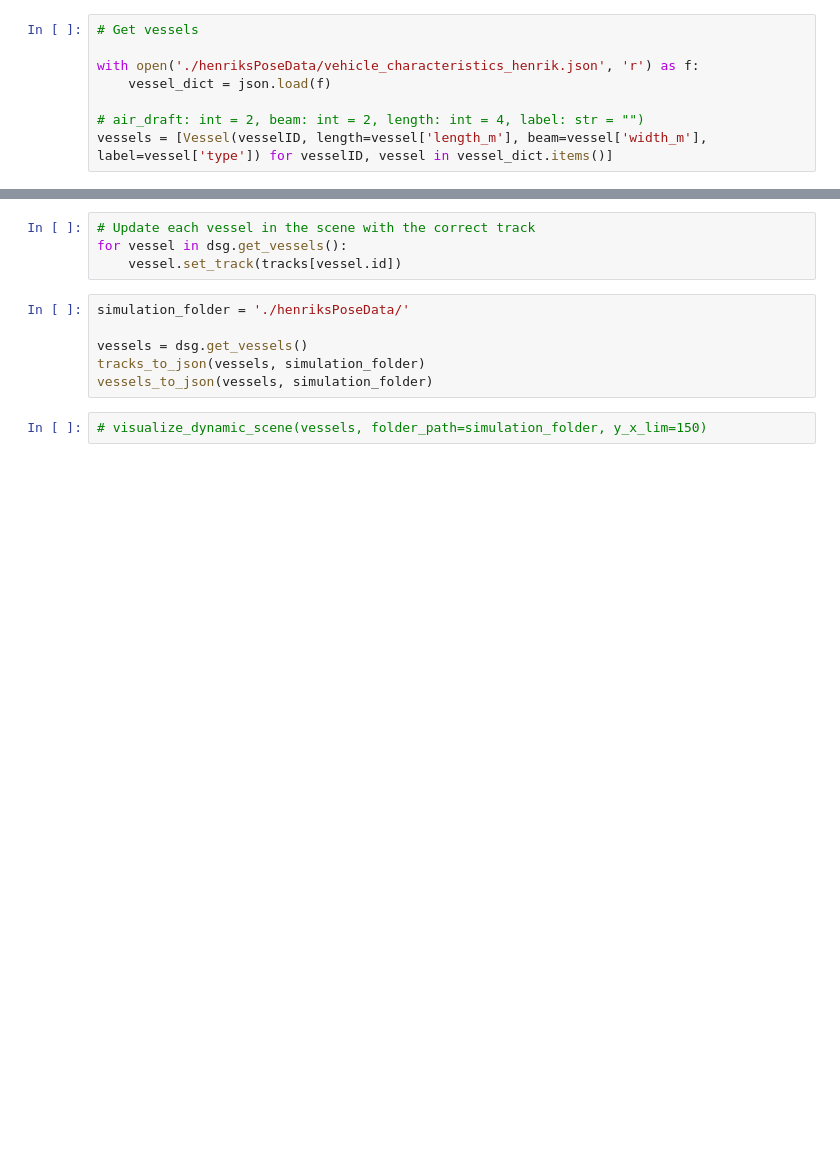
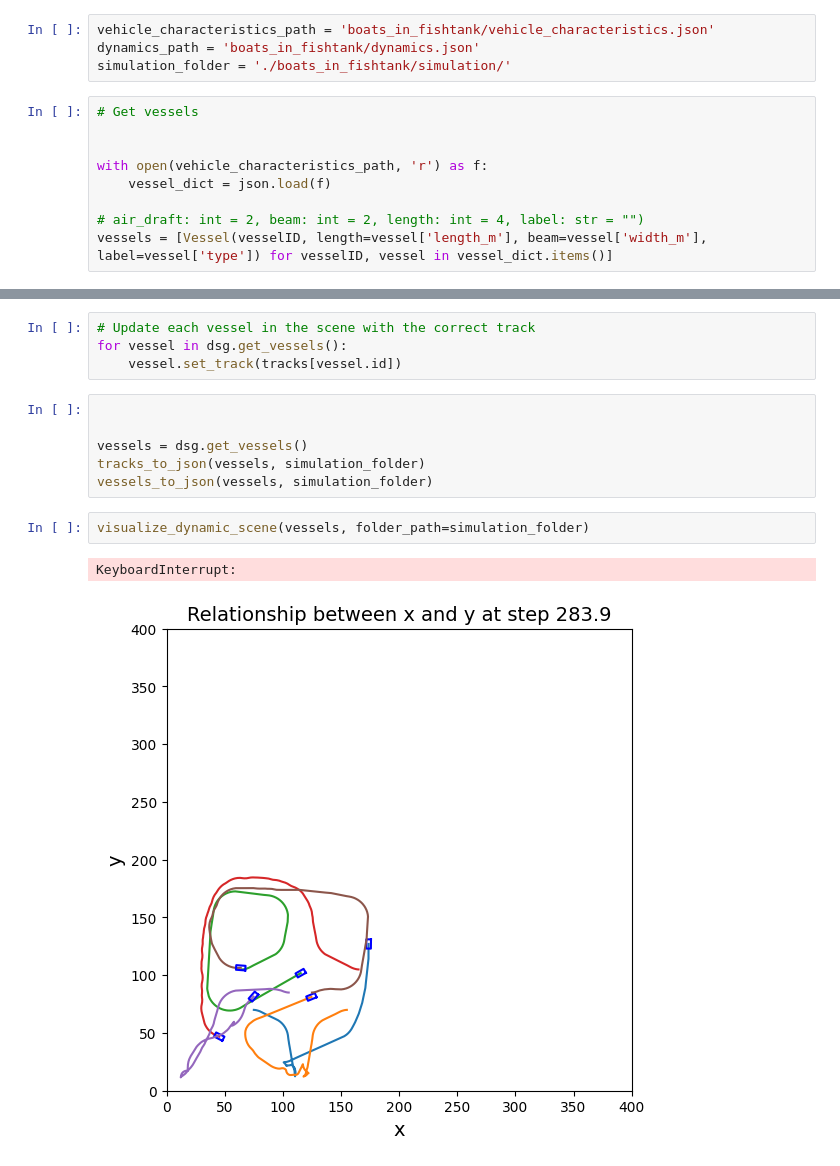
Before and after one commit to andreajessen/MODSIM, a Jupyter notebook: src/replay_pose_data.ipynb, the cells around one changed output, grey strips where cells are left out. Saved outputs shown, nothing was run; the diff lists cells and outputs as text; blank space fills up the shorter version.

Commit message:
:cosntruction: WIP play henriks boatlike poses

```diff
--- a/src/replay_pose_data.ipynb
+++ b/src/replay_pose_data.ipynb
@@ -9,7 +10,12 @@ from MODSIM import create_and_place_simple_legacy_camera, project_all_points, cr
+# %%
+vehicle_characteristics_path = 'boats_in_fishtank/vehicle_characteristics.json'
+dynamics_path = 'boats_in_fishtank/dynamics.json'
+simulation_folder = './boats_in_fishtank/simulation/'
 # %%
 # Get vessels
 
-with open('./henriksPoseData/vehicle_characteristics_henrik.json', 'r') as f:
+
+with open(vehicle_characteristics_path, 'r') as f:
     vessel_dict = json.load(f)
 
 # air_draft: int = 2, beam: int = 2, length: int = 4, label: str = "")
@@ -38,11 +44,14 @@ for t, positions in dynamics['time_s'].items():
 for vessel in dsg.get_vessels():
     vessel.set_track(tracks[vessel.id])
 # %%
-simulation_folder = './henriksPoseData/'
+
 
 vessels = dsg.get_vessels()
 tracks_to_json(vessels, simulation_folder)
 vessels_to_json(vessels, simulation_folder)
 # %%
-# visualize_dynamic_scene(vessels, folder_path=simulation_folder, y_x_lim=150)
+visualize_dynamic_scene(vessels, folder_path=simulation_folder)
+# %% [output]
+KeyboardInterrupt:
+[figure, added]
 # %%
```
Also changed, not shown: parts of 10 cells of this notebook, 3 other files.
